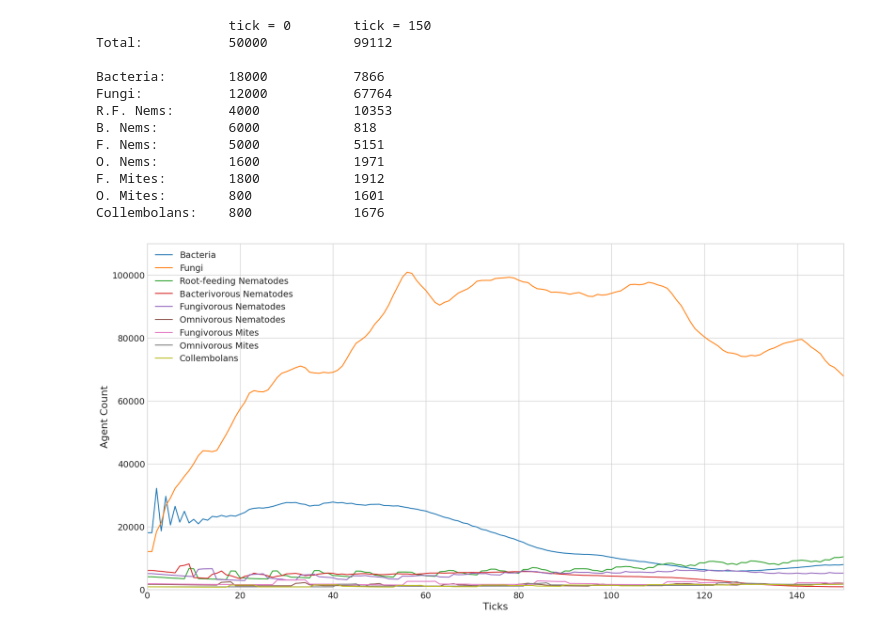
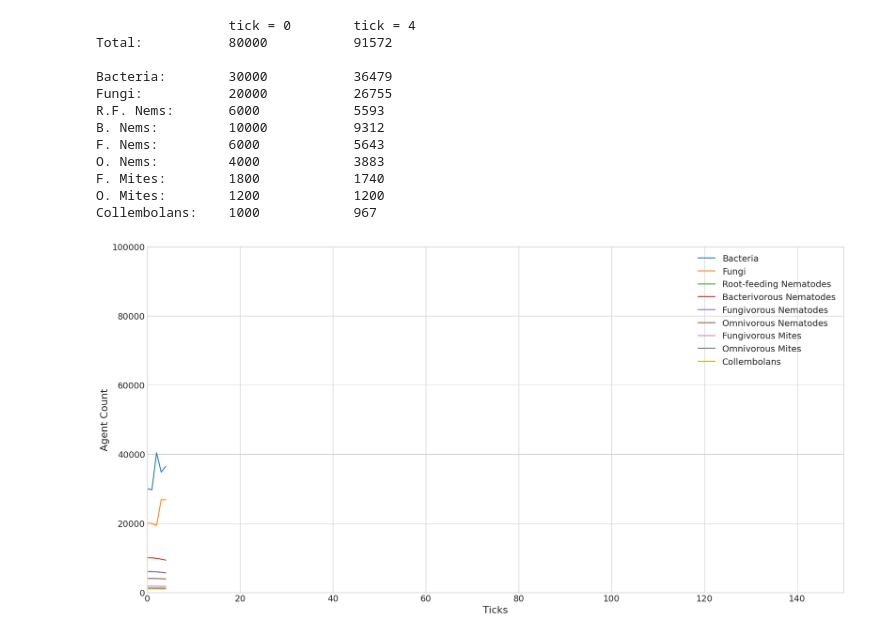
Before and after one commit to timovdk/BLOSSOM, a Jupyter notebook: experiments/viz.ipynb, the cells around one changed output. Drawn from its saved outputs; the diff is of its cells as text; code cells hidden in the pictures.

```diff
--- a/experiments/viz.ipynb
+++ b/experiments/viz.ipynb
@@ -1,5 +1,5 @@
 # %%
-filename = 'agent_log_15'
+filename = 'agent_log_76'
 # %%
 %matplotlib inline
 
@@ -65,41 +65,41 @@ print('F. Mites:\t', len(df_first[df_first["type"] == 6]), '\t\t', len(df_last[d
 print('O. Mites:\t', len(df_first[df_first["type"] == 7]), '\t\t', len(df_last[df_last["type"] == 7]))
 print('Collembolans:\t', len(df_first[df_first["type"] == 8]), '\t\t', len(df_last[df_last["type"] == 8]))
 # %% [output]
-                 tick = 0        tick = 150
-Total:           50000           99112
+                 tick = 0        tick = 4
+Total:           80000           91572
 
-Bacteria:        18000           7866
-Fungi:           12000           67764
-R.F. Nems:       4000            10353
-B. Nems:         6000            818
-F. Nems:         5000            5151
-O. Nems:         1600            1971
-F. Mites:        1800            1912
-O. Mites:        800             1601
-Collembolans:    800             1676
+Bacteria:        30000           36479
+Fungi:           20000           26755
+R.F. Nems:       6000            5593
+B. Nems:         10000           9312
+F. Nems:         6000            5643
+O. Nems:         4000            3883
+F. Mites:        1800            1740
+O. Mites:        1200            1200
+Collembolans:    1000            967
 # %%
 organism_group_labels = ["Bacteria", "Fungi", "Root-feeding Nematodes", "Bacterivorous Nematodes", "Fungivorous Nematodes", "Omnivorous Nematodes", "Fungivorous Mites", "Omnivorous Mites", "Collembolans"]
 fig = plt.figure(figsize=(20, 10))
 ax = fig.add_subplot()
 
 for i in range(len(df['type'].unique())):
     plt.plot(
         range(len(df["tick"].unique())),
         counts_per_type[i].reindex(range(len(df['tick'].unique())), fill_value=0).sort_index().to_list(),
         label=organism_group_labels[i],
         color=colors[i]
     )
 ax.set_xlim(0, 150)
-ax.set_ylim(0, 110000)
+ax.set_ylim(0, 100000)
 ax.set_xlabel("Ticks")
 ax.set_ylabel("Agent Count")
 
 plt.legend()
 if pdfs:
     plt.savefig("./agent_counts_viz/" + filename + ".pdf", format="pdf", bbox_inches="tight")
 plt.show()
 # %% [output]
-[figure, old version]
+[figure, new version]
 # %%
 if hms:
     z_range = range(z_max)
```
Also changed, not shown: parts of 3 cells of this notebook.
